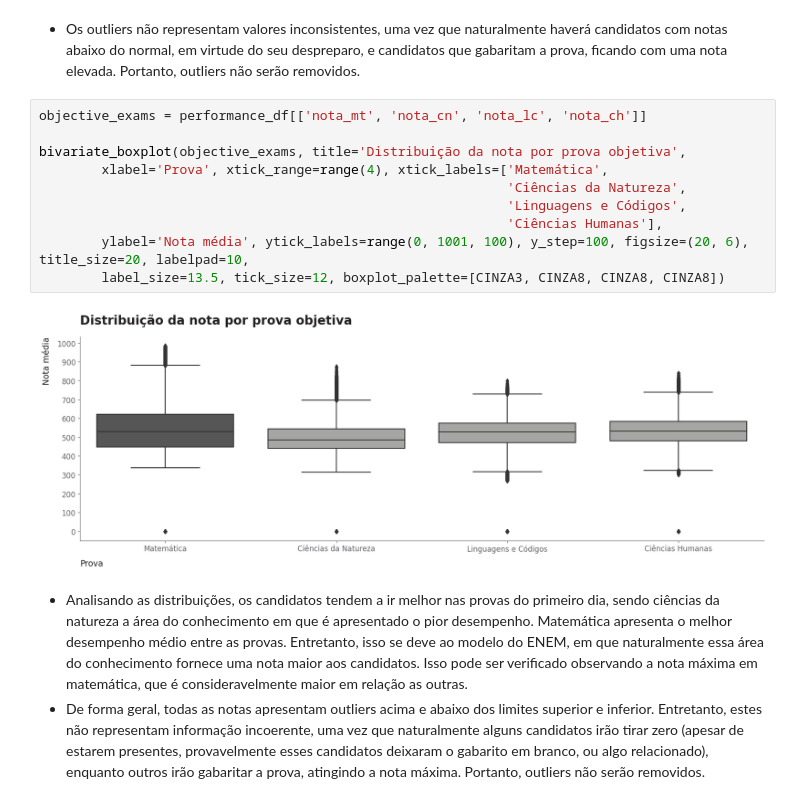
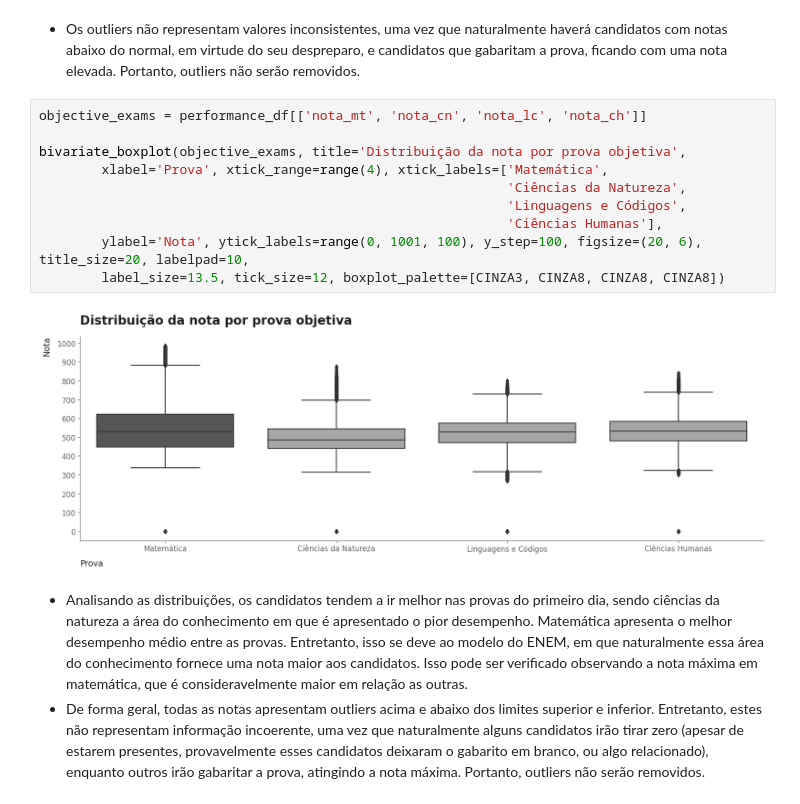
Before and after one commit to allmeidaapedro/Enem-Analysis, a Jupyter notebook: notebooks/2_eda.ipynb, the cells around one changed output. Drawn from its saved outputs; the diff is of its cells as text.

```diff
--- a/notebooks/2_eda.ipynb
+++ b/notebooks/2_eda.ipynb
@@ -326,15 +326,15 @@ univariate_boxplot(performance_df, y='nota_media', xlabel='', ylabel='Nota médi
 # %%
 objective_exams = performance_df[['nota_mt', 'nota_cn', 'nota_lc', 'nota_ch']]
 
 bivariate_boxplot(objective_exams, title='Distribuição da nota por prova objetiva',
         xlabel='Prova', xtick_range=range(4), xtick_labels=['Matemática',
                                                             'Ciências da Natureza',
                                                             'Linguagens e Códigos',
                                                             'Ciências Humanas'],
-        ylabel='Nota média', ytick_labels=range(0, 1001, 100), y_step=100, figsize=(20, 6), title_size=20, labelpad=10,
+        ylabel='Nota', ytick_labels=range(0, 1001, 100), y_step=100, figsize=(20, 6), title_size=20, labelpad=10,
         label_size=13.5, tick_size=12, boxplot_palette=[CINZA3, CINZA8, CINZA8, CINZA8])
 # %% [output]
-[figure, old version]
+[figure, new version]
 # %% [markdown]
 - Analisando as distribuições, os candidatos tendem a ir melhor nas provas do primeiro dia, sendo ciências da natureza a área do conhecimento em que é apresentado o pior desempenho. Matemática apresenta o melhor desempenho médio entre as provas. Entretanto, isso se deve ao modelo do ENEM, em que naturalmente essa área do conhecimento fornece uma nota maior aos candidatos. Isso pode ser verificado observando a nota máxima em matemática, que é consideravelmente maior em relação as outras.
 - De forma geral, todas as notas apresentam outliers acima e abaixo dos limites superior e inferior. Entretanto, estes não representam informação incoerente, uma vez que naturalmente alguns candidatos irão tirar zero (apesar de estarem presentes, provavelmente esses candidatos deixaram o gabarito em branco, ou algo relacionado), enquanto outros irão gabaritar a prova, atingindo a nota máxima. Portanto, outliers não serão removidos.
```
Also changed, not shown: parts of 1 cell of this notebook, 17 other files.
